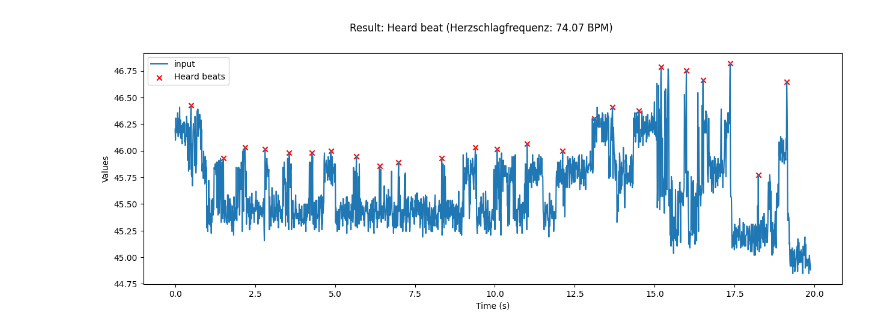
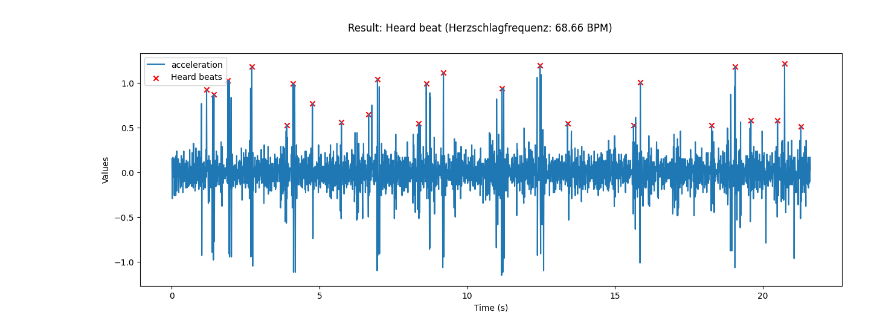
Before and after one commit to JanBoesch/MobileHealthSensing, a Jupyter notebook: V2_Ultraschall/Ultraschall.ipynb, the cells around one changed output. Cells and saved outputs as stored; diff of their text form; code cells hidden in the pictures.

```diff
--- a/V2_Ultraschall/Ultraschall.ipynb
+++ b/V2_Ultraschall/Ultraschall.ipynb
@@ -42,37 +44,39 @@ import pandas as pd
 import numpy as np
 from scipy.signal import find_peaks
 import matplotlib.pyplot as plt
 
-# Read file
-data = pd.read_csv('v2_herz_3.csv')
+# Read file  , nrows=1000
+data = pd.read_csv('v2_herz_1.csv')
 
 # Werte aus der CSV-Datei extrahieren
 d_values = data['D']
 
 # Künstliche Zeitreihe erstellen
 time_series = np.arange(len(data)) * 0.01  # 10 Millisekunden pro Eintrag
 
+# Ableitung der Beschleunigung berechnen
+acceleration = d_values.diff()
 
-# Peaks in der normalisierten z-Komponente finden
-peaks, _ = find_peaks(d_values, height=45.7, distance=50)
+# Peaks in der Beschleunigung finden
+peaks, _ = find_peaks(acceleration, height=0.5, distance=20)
 
 # Zeitdifferenzen zwischen aufeinanderfolgenden Peaks auf der künstlichen Zeitreihe berechnen
 time_diffs = np.diff(time_series[peaks])
 
 # Herzschlagfrequenz in BPM (Beats Per Minute) berechnen
 heartbeats = 60 / np.mean(time_diffs)
 
 # Plot erstellen
 fig, ax1 = plt.subplots(figsize=(15,5))
 fig.suptitle(f'Result: Heard beat (Herzschlagfrequenz: {heartbeats:.2f} BPM)')
 
-ax1.plot(time_series, d_values, label='input')
-ax1.scatter(time_series[peaks], d_values.iloc[peaks], c='r', marker='x', label='Heard beats')
+ax1.plot(time_series, acceleration, label='acceleration')
+ax1.scatter(time_series[peaks], acceleration.iloc[peaks], c='r', marker='x', label='Heard beats')
 ax1.set_xlabel('Time (s)')
 ax1.set_ylabel('Values')
 ax1.legend()
 
 # Diagramm anzeigen
 plt.show()
 # %% [output]
-[figure, old version]
+[figure, new version]
```
Also changed, not shown: parts of 1 cell of this notebook, 20 other files.
